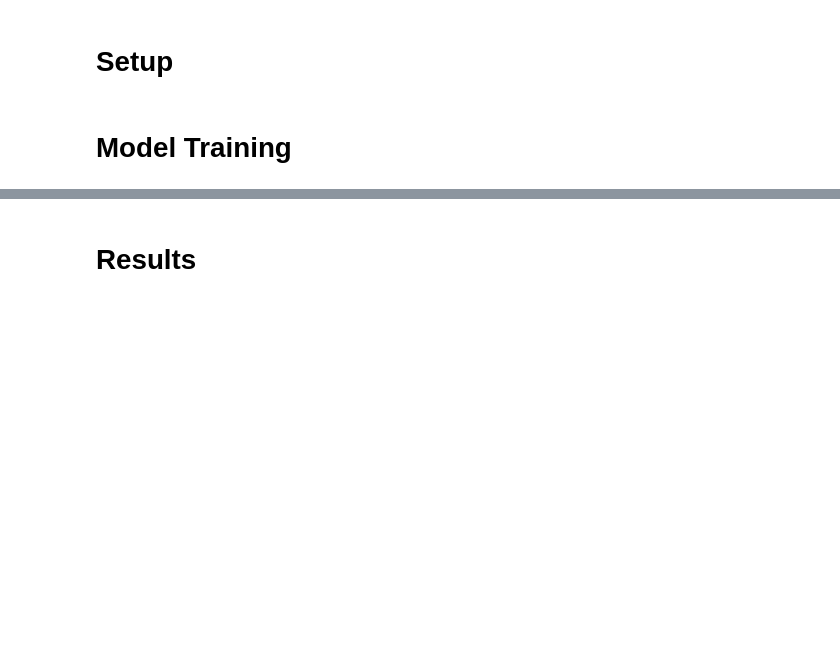
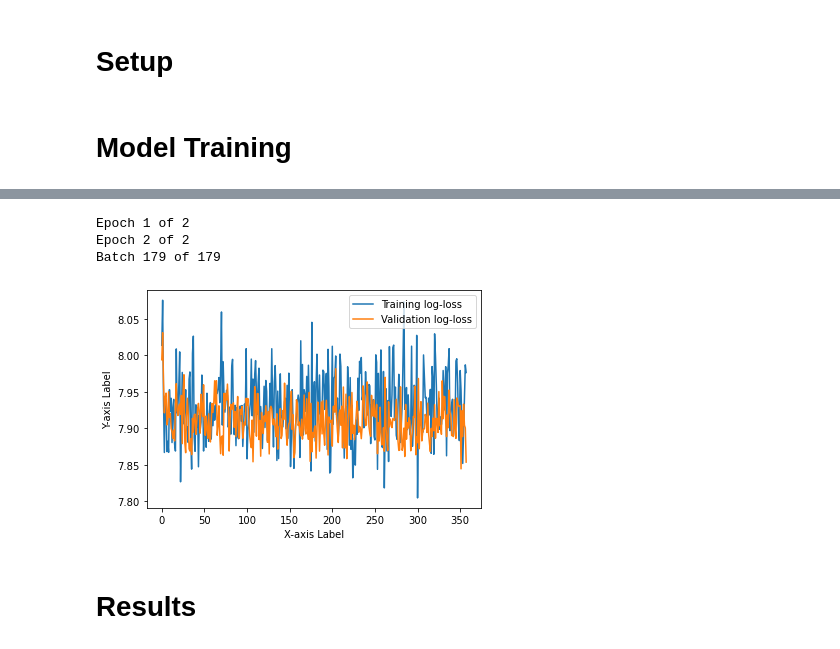
Before and after one commit to samalbertson3/ece-685, a Jupyter notebook: final project/final_project.ipynb, the cells around one changed output, grey strips where cells are left out. Drawn from its saved outputs; the diff is of its cells as text; code cells hidden in the pictures; blank space fills up the shorter version.

Commit message:
set up epoch support + loss tracking in training loop

```diff
--- a/final project/final_project.ipynb
+++ b/final project/final_project.ipynb
@@ -28,7 +28,7 @@ def apply_field(img, field):
     coords_adj = coords_adj.float().permute(0,2,1,3)
 
     # adjust image
-    img_adj = F.grid_sample(img, coords_adj, mode="bilinear")
+    img_adj = F.grid_sample(img, coords_adj, mode="bilinear", align_corners=True)
 
     return(img_adj)
 
@@ -105,8 +112,11 @@ class DeformatioNet(nn.Module):
 # Model Training
 # %%
 # set hyperparameters
-batch_size = 1
-lmbda = 0.01
+epochs = 2
+batch_size = 28
+val_iter = 3
+lmbda = 0.001
+log_lr = 0.01
 # %%
 transform = torchvision.transforms.ToTensor()
 
@@ -162,2 +142,72 @@ Batch 5012 of 5012
+# %%
+# training loop
+
+def train_model(model, losses,
+                train_loader, train_loader2,
+                val_loader, val_loader2,
+                val_iter, lmbda, log_lr):
+    base_batch = len(losses)
+
+    # set optimizer
+    optimizer = optim.Adam(model.parameters(), lr=10**log_lr, weight_decay=0)
+
+    # run training loop
+
+    for batch_id, (img, _) in enumerate(train_loader):
+        print(f"Batch {batch_id+1} of {len(train_loader)}", end="\r")
+        _, (img_goal, _) = next(enumerate(train_loader2))
+
+        # training step
+        model.train()
+        optimizer.zero_grad()
+
+        field = model(img, img_goal)
+
+        img_adj = apply_field(img, field)
+
+        loss_train = loss(img_adj, img_goal, field, lmbda)
+        loss_train.backward()
+        optimizer.step()
+
+        # validation step
+        loss_val = 0
+        with torch.no_grad():
+            for i in range(val_iter):
+                _, (img_val, _) = next(enumerate(val_loader))
+                _, (img_val_goal, _) = next(enumerate(val_loader2))
+
+                field_val = model(img_val, img_val_goal)
+                img_val_adj = apply_field(img_val, field)
+                loss_val += loss(img_val_adj, img_val_goal, field_val, lmbda)
+            loss_val = loss_val/val_iter
+
+        losses.append([base_batch + batch_id, torch.log(loss_train).item(), torch.log(loss_val).item()])
+
+    return model, losses
+
+model = DeformatioNet()
+losses = []
+for epoch in range(epochs):
+    print(f"Epoch {epoch+1} of {epochs}     ")
+    model, losses = train_model(model, losses,
+                                train_loader, train_loader2,
+                                val_loader, val_loader2,
+                                val_iter, lmbda, log_lr)
+
+# plot loss
+losses_out = torch.Tensor(losses)
+plt.plot(losses_out[:,0], losses_out[:,1], label='Training log-loss')
+plt.plot(losses_out[:,0], losses_out[:,2], label='Validation log-loss')
+
+plt.xlabel('X-axis Label')
+plt.ylabel('Y-axis Label')
+plt.legend()
+
+plt.show()
+# %% [output]
+Epoch 1 of 2
+Epoch 2 of 2
+Batch 179 of 179
+[figure, added]
 # %% [markdown]
 # Results
```
Also changed, not shown: parts of 8 cells of this notebook.
